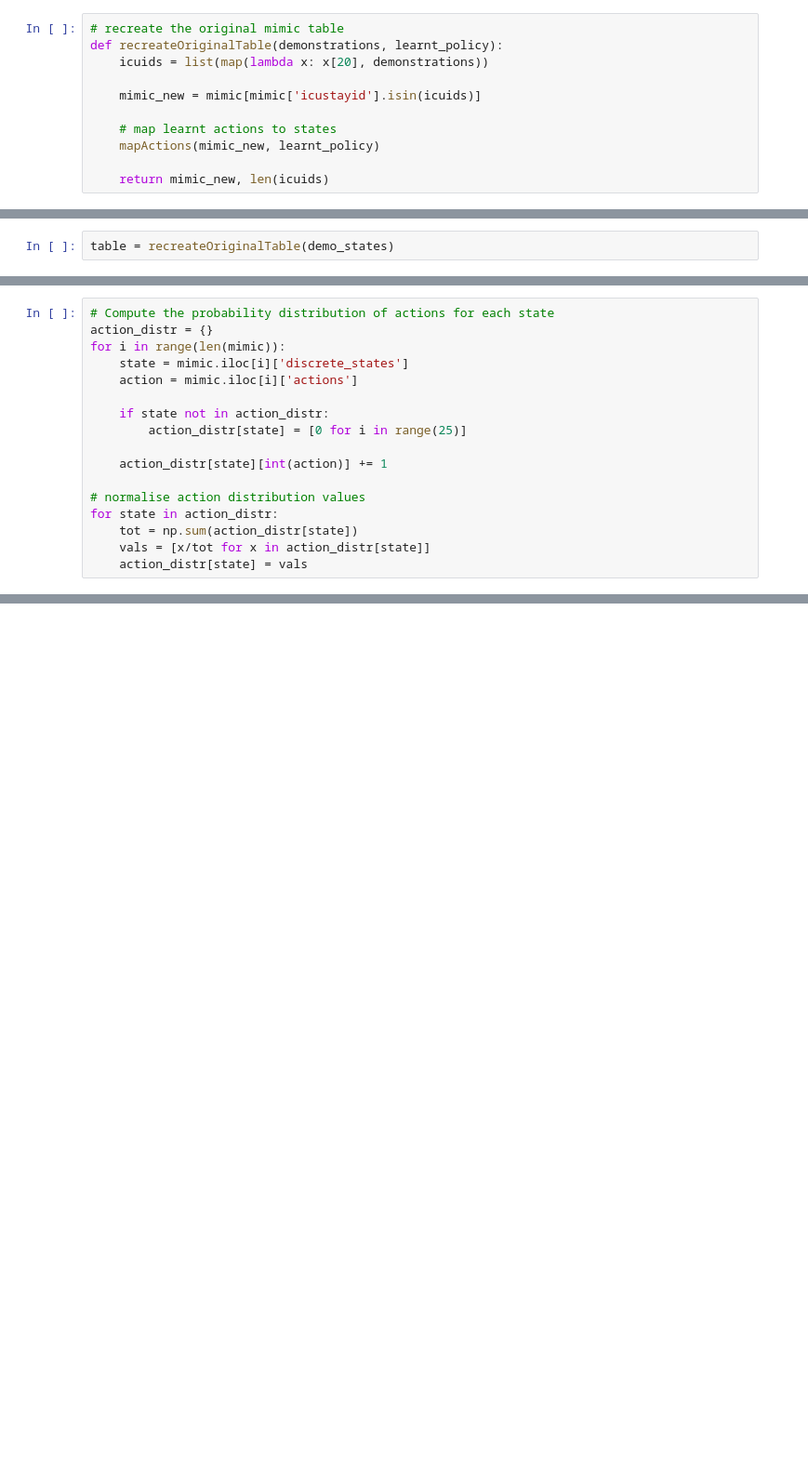
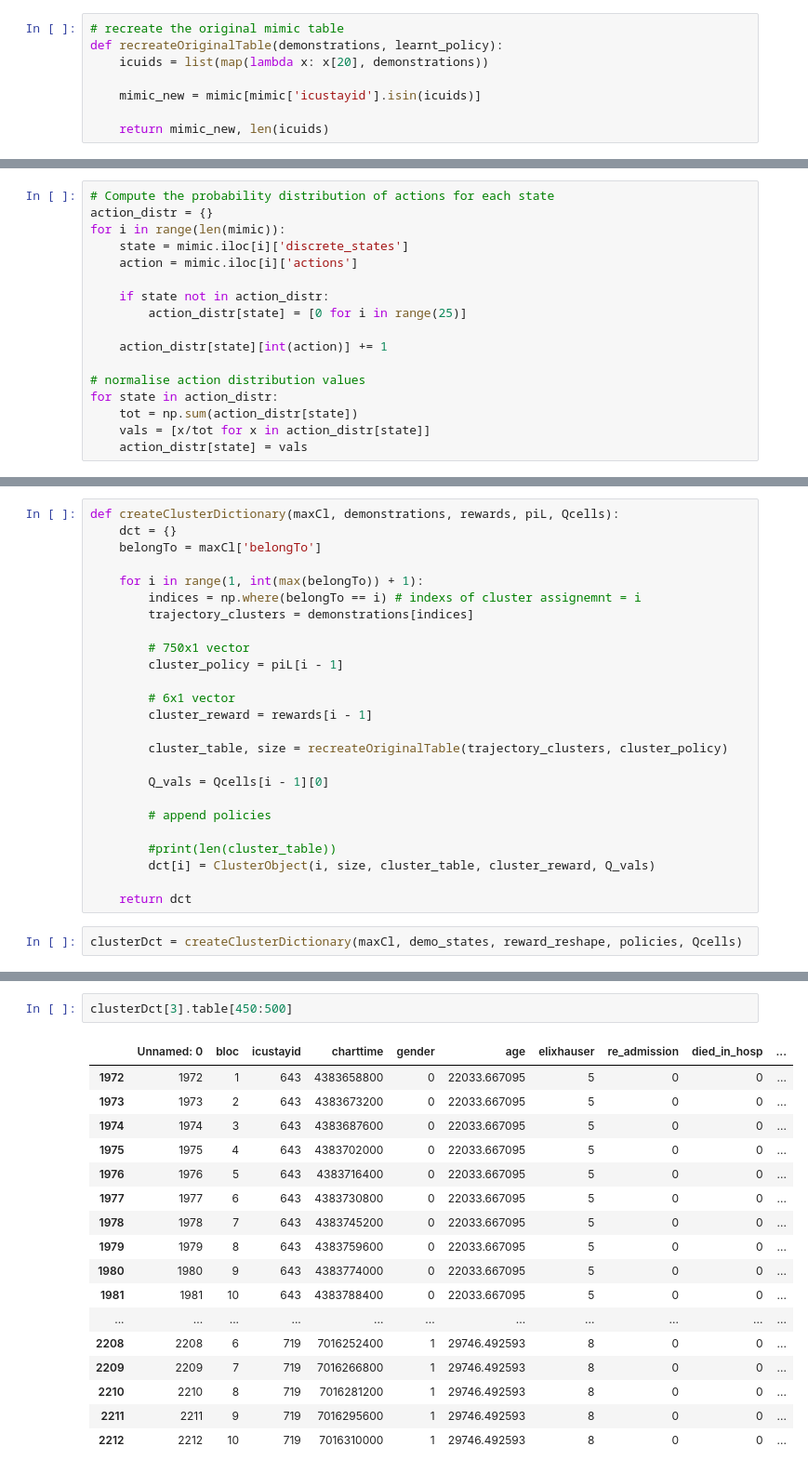
Before and after one commit to yichong96/MultiTaskIRL, a Jupyter notebook: Preprocessing/PostProcess.ipynb, the cells around one changed output, grey strips where cells are left out. Shown at 93% size. Drawn from its saved outputs; the diff is of its cells as text; blank space fills up the shorter version.

```diff
--- a/Preprocessing/PostProcess.ipynb
+++ b/Preprocessing/PostProcess.ipynb
@@ -82,8 +82,5 @@ def recreateOriginalTable(demonstrations, learnt_policy):
 
     mimic_new = mimic[mimic['icustayid'].isin(icuids)]
 
-    # map learnt actions to states
-    mapActions(mimic_new, learnt_policy)
-
     return mimic_new, len(icuids)
 # %%
@@ -98,2 +95,0 @@ def mapActions(mimic_table, learnt_policy):
-# %%
-table = recreateOriginalTable(demo_states)
@@ -407,0 +360,27 @@ for key in state_dct:
+# %%
+def createClusterDictionary(maxCl, demonstrations, rewards, piL, Qcells):
+    dct = {}
+    belongTo = maxCl['belongTo']
+
+    for i in range(1, int(max(belongTo)) + 1):
+        indices = np.where(belongTo == i) # indexs of cluster assignemnt = i
+        trajectory_clusters = demonstrations[indices]
+
+        # 750x1 vector
+        cluster_policy = piL[i - 1]
+
+        # 6x1 vector
+        cluster_reward = rewards[i - 1]
+
+        cluster_table, size = recreateOriginalTable(trajectory_clusters, cluster_policy)
+
+        Q_vals = Qcells[i - 1][0]
+
+        # append policies
+
+        #print(len(cluster_table))
+        dct[i] = ClusterObject(i, size, cluster_table, cluster_reward, Q_vals)
+
+    return dct
+# %%
+clusterDct = createClusterDictionary(maxCl, demo_states, reward_reshape, policies, Qcells)
@@ -411,0 +721,20 @@ print(matches)
+# %%
+clusterDct[3].table[450:500]
+# %% [output]
+|  | Unnamed: 0 | bloc | icustayid | charttime | gender | age | elixhauser | re_admission | died_in_hosp | ... |
+| 1972 | 1972 | 1 | 643 | 4383658800 | 0 | 22033.667095 | 5 | 0 | 0 | ... |
+| 1973 | 1973 | 2 | 643 | 4383673200 | 0 | 22033.667095 | 5 | 0 | 0 | ... |
+| 1974 | 1974 | 3 | 643 | 4383687600 | 0 | 22033.667095 | 5 | 0 | 0 | ... |
+| 1975 | 1975 | 4 | 643 | 4383702000 | 0 | 22033.667095 | 5 | 0 | 0 | ... |
+| 1976 | 1976 | 5 | 643 | 4383716400 | 0 | 22033.667095 | 5 | 0 | 0 | ... |
+| 1977 | 1977 | 6 | 643 | 4383730800 | 0 | 22033.667095 | 5 | 0 | 0 | ... |
+| 1978 | 1978 | 7 | 643 | 4383745200 | 0 | 22033.667095 | 5 | 0 | 0 | ... |
+| 1979 | 1979 | 8 | 643 | 4383759600 | 0 | 22033.667095 | 5 | 0 | 0 | ... |
+| 1980 | 1980 | 9 | 643 | 4383774000 | 0 | 22033.667095 | 5 | 0 | 0 | ... |
+| 1981 | 1981 | 10 | 643 | 4383788400 | 0 | 22033.667095 | 5 | 0 | 0 | ... |
+| ... | ... | ... | ... | ... | ... | ... | ... | ... | ... | ... |
+| 2208 | 2208 | 6 | 719 | 7016252400 | 1 | 29746.492593 | 8 | 0 | 0 | ... |
+| 2209 | 2209 | 7 | 719 | 7016266800 | 1 | 29746.492593 | 8 | 0 | 0 | ... |
+| 2210 | 2210 | 8 | 719 | 7016281200 | 1 | 29746.492593 | 8 | 0 | 0 | ... |
+| 2211 | 2211 | 9 | 719 | 7016295600 | 1 | 29746.492593 | 8 | 0 | 0 | ... |
+| 2212 | 2212 | 10 | 719 | 7016310000 | 1 | 29746.492593 | 8 | 0 | 0 | ... |
```
Also changed, not shown: parts of 33 cells of this notebook, 14 other files.
